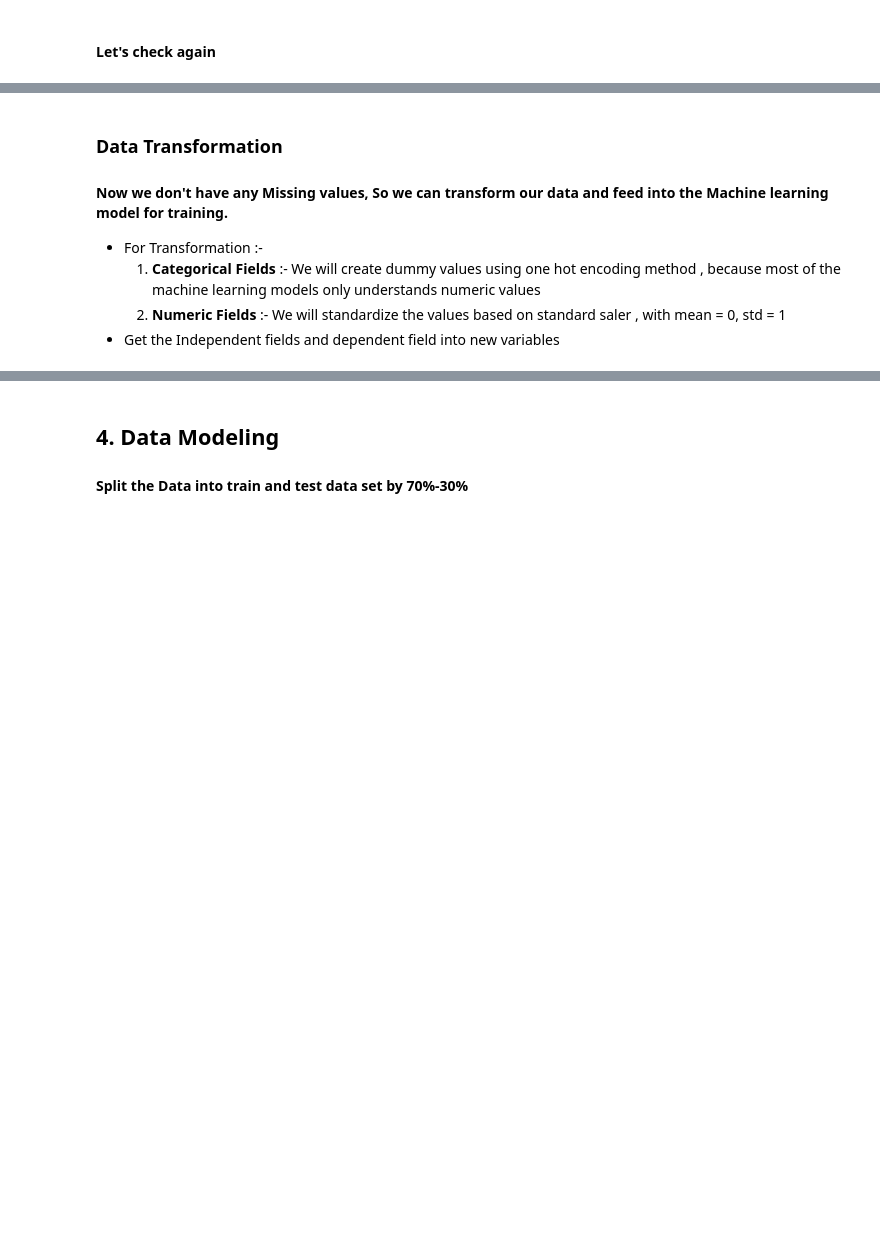
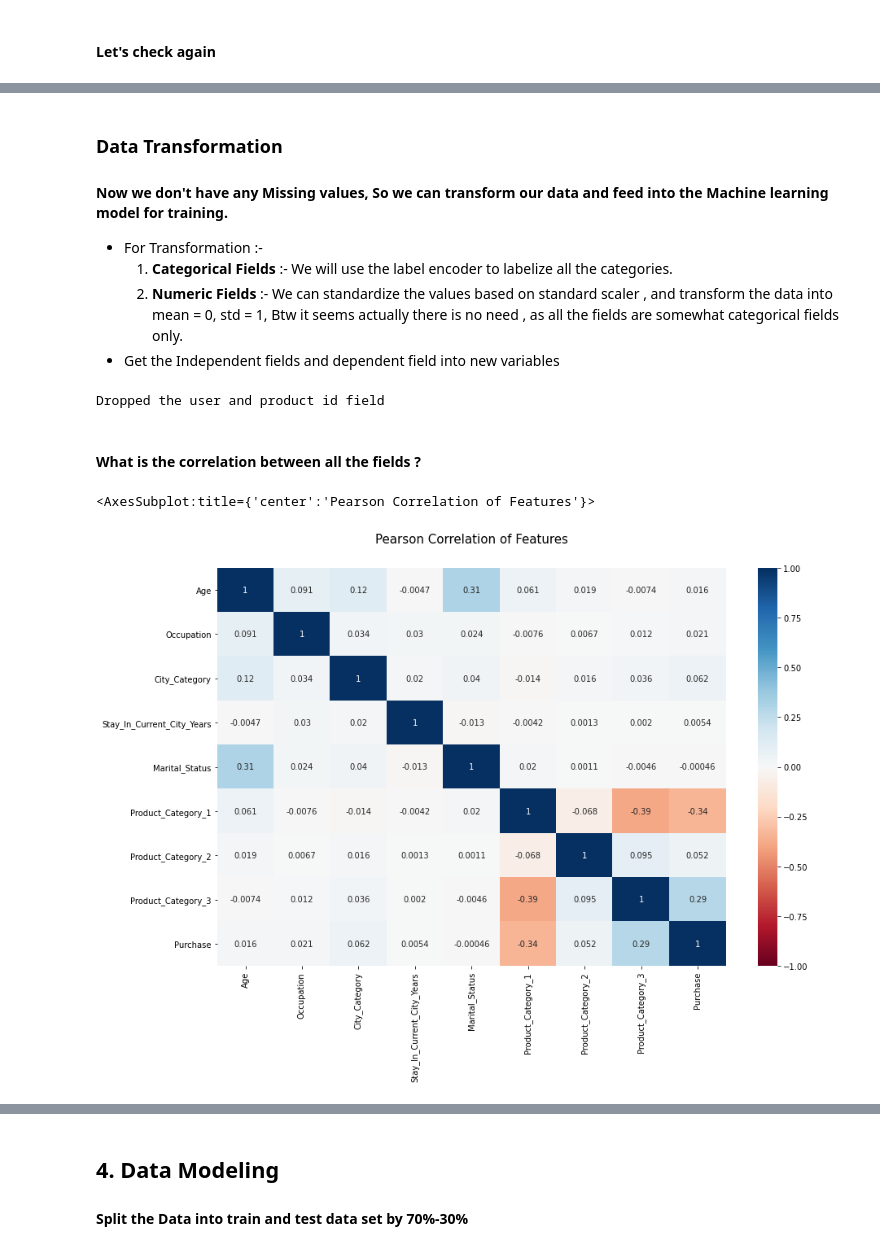
Before and after one commit to EagleDangar/BlackFriday-prediction, a Jupyter notebook: blackfriday-insights-and-model.ipynb, the cells around one changed output, grey strips where cells are left out. Cells and saved outputs as stored; diff of their text form; code cells hidden in the pictures; blank space fills up the shorter version.

```diff
--- a/blackfriday-insights-and-model.ipynb
+++ b/blackfriday-insights-and-model.ipynb
@@ -327,4 +290,0 @@ We can use **KNN Imputer to fill** the missing values
-# %%
-knn_imputer = KNNImputer(n_neighbors=3)
-updated_train_df = knn_imputer.fit_transform(train_df[["Product_Category_1","Product_Category_2"]].T).T
-train_df["Product_Category_2"] = updated_train_df[:,1]
@@ -338,3 +334,5 @@ train_df.Product_Category_2.hist()
+# %%
+train_df[["Product_Category_2","Product_Category_3"]] = train_df[["Product_Category_2","Product_Category_3"]].fillna(0)
 # %% [markdown]
 #### Let's check again
 # %%
@@ -357,22 +356,42 @@ dtype: float64
 
 #### Now we don't have any Missing values, So we can transform our data and feed into the Machine learning model for training.
 * For Transformation :-
-    1. **Categorical Fields** :- We will create dummy values using one hot encoding method , because most of the machine learning models only understands numeric values
-    2. **Numeric Fields** :- We will standardize the values based on standard saler , with mean = 0, std = 1
+    1. **Categorical Fields** :- We will use the label encoder to labelize all the categories.
+    2. **Numeric Fields** :- We can standardize the values based on standard scaler , and transform the data into  mean = 0, std = 1, Btw it seems actually there is no need , as all the fields are somewhat categorical fields only.
 * Get the Independent fields and dependent field into new variables
-# %%
-all_categorical_fields = ['Gender', 'Age', 'Occupation', 'City_Category', 'Stay_In_Current_City_Years', 'Marital_Status']
-train_df[all_categorical_fields] = train_df[all_categorical_fields].astype('str')
-
-# creating dummy values for categorical fields
-updt_train_df = pd.concat([train_df.drop(columns=all_categorical_fields),pd.get_dummies(train_df[all_categorical_fields])],sort=True,axis=1)
-
-# Standardizing the values
-updt_train_df[["Product_Category_1","Product_Category_2"]] = stdscaler.fit_transform(updt_train_df[["Product_Category_1","Product_Category_2"]])
-
-# separate dataframes one is for independant fields and another for dependant field (Target Field)
-X = updt_train_df.drop(columns=['User_ID', 'Product_ID','Purchase'])
-y = updt_train_df['Purchase']
+# %%
+# Label encoder object
+le = LabelEncoder()
+
+train_df["Age"] = le.fit_transform(train_df["Age"])
+train_df["Stay_In_Current_City_Years"] = le.fit_transform(train_df["Stay_In_Current_City_Years"])
+train_df["City_Category"] = le.fit_transform(train_df["City_Category"])
+
+# dropped unnecessary fields
+train_dropped_df = train_df.drop(['User_ID', 'Product_ID'],axis=1)
+print("Dropped the user and product id field")
+
+X = pd.get_dummies(train_dropped_df.drop(columns='Purchase'), prefix=["Gender"])
+
+# separate dataframes one is for independant fields and another for dependant field (Target Field)
+y = train_dropped_df['Purchase'].values
+# %% [output]
+Dropped the user and product id field
+# %% [markdown]
+#### What is the correlation between all the fields ?
+# %%
+colormap = plt.cm.RdBu
+pd.get_dummies(train_dropped_df, prefix=["Gender"])
+plt.figure(figsize=(14,9))
+plt.title('Pearson Correlation of Features', y=1.05, size=15)
+sns.heatmap(train_dropped_df.corr(),
+            vmin=-1,
+            vmax=1,
+            cmap='RdBu',
+            annot=True)
+# %% [output]
+<AxesSubplot:title={'center':'Pearson Correlation of Features'}>
+[figure, added]
 # %%
 print("Input shape -> {}".format(X.shape))
 print("Output shape -> {}".format(y.shape))
```
Also changed, not shown: parts of 32 cells of this notebook, 2 other files.
